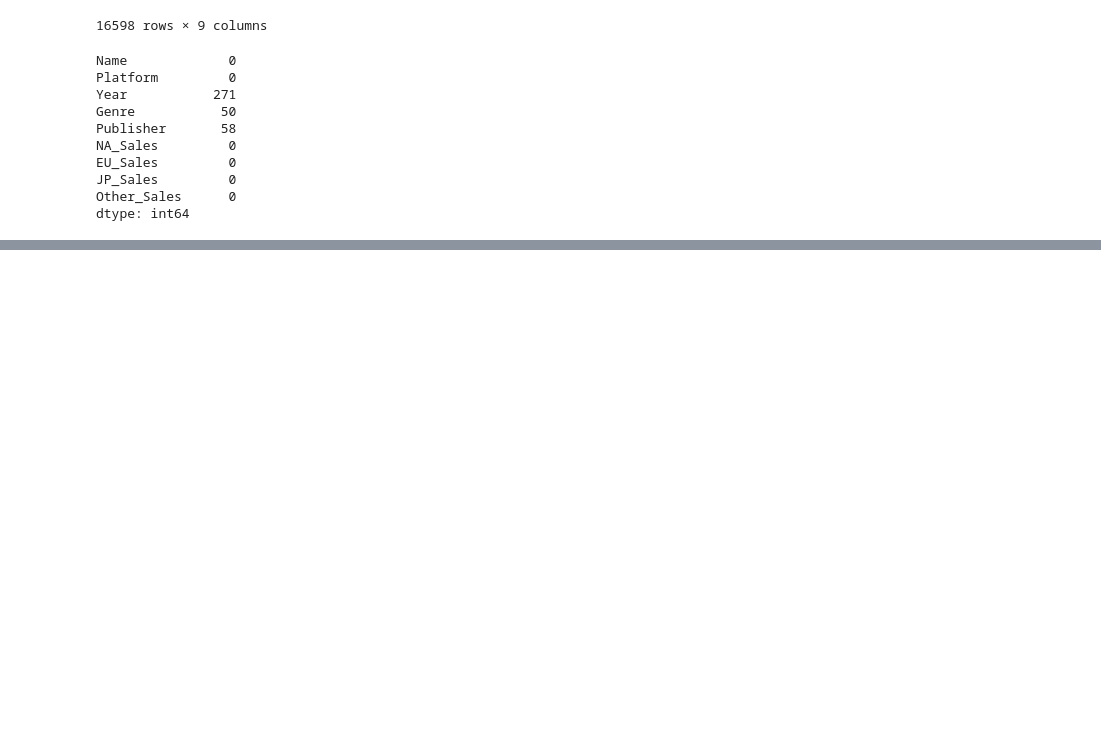
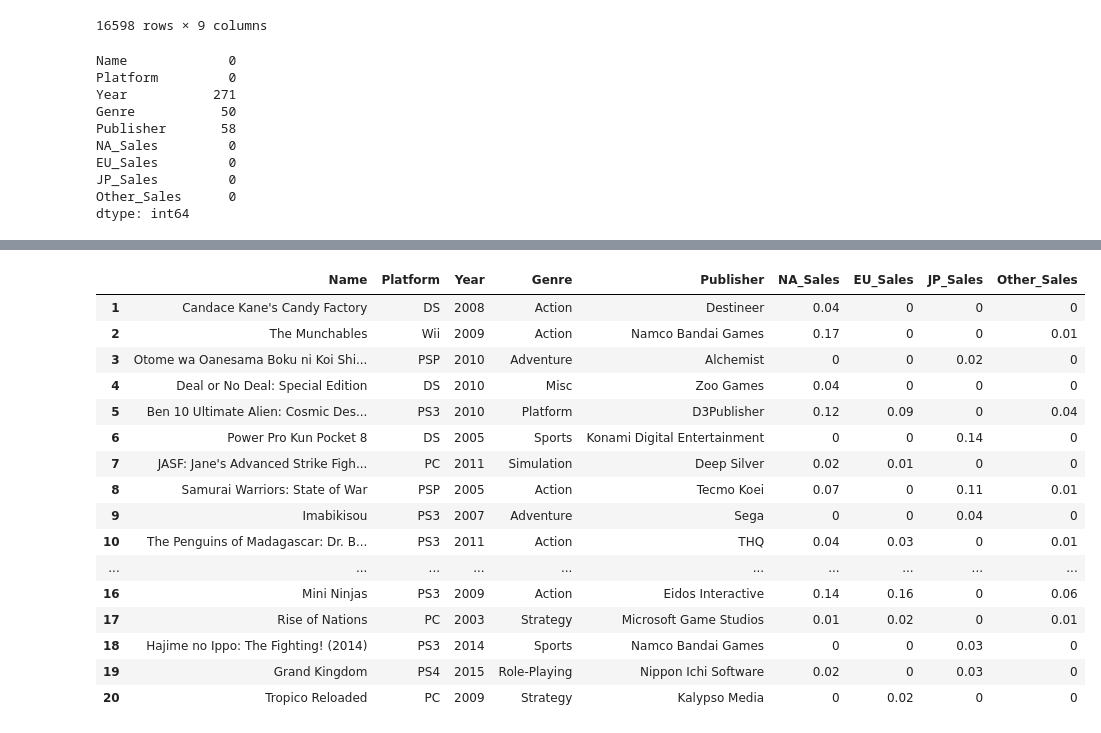
Before and after one commit to sangwook4kim/PROJ_1_VIDEOGAMES, a Jupyter notebook: ai07-sc1-proj1.ipynb, the cells around one changed output, grey strips where cells are left out. Drawn from its saved outputs; the diff is of its cells as text; code cells hidden in the pictures; blank space fills up the shorter version.

```diff
--- a/ai07-sc1-proj1.ipynb
+++ b/ai07-sc1-proj1.ipynb
@@ -203,0 +135,15 @@ df2.describe()
+# %%
+import datetime
+
+def float_to_date(value):
+
+    if value >= 80 and value <= 99:
+        value += 1900
+    elif value >= 0 and value <= 20:
+        value += 2000
+
+    return datetime.datetime.strptime(str(int(value)), '%Y').strftime('%Y')
+
+df2['Year'] = df2['Year'].apply(float_to_date)
+
+df2
@@ -203,0 +164,25 @@ df2.describe()
+# %%
+# 2-2) change dtype : XX_Sales (object -> float)
+
+df2['NA_Sales'].unique()
+df2.head(20)
+
+# XX_sales unit = in millions (https://www.kaggle.com/gregorut/videogamesales)
+# %% [output]
+|  | Name | Platform | Year | Genre | Publisher | NA_Sales | EU_Sales | JP_Sales | Other_Sales |
+| 1 | Candace Kane's Candy Factory | DS | 2008 | Action | Destineer | 0.04 | 0 | 0 | 0 |
+| 2 | The Munchables | Wii | 2009 | Action | Namco Bandai Games | 0.17 | 0 | 0 | 0.01 |
+| 3 | Otome wa Oanesama Boku ni Koi Shi... | PSP | 2010 | Adventure | Alchemist | 0 | 0 | 0.02 | 0 |
+| 4 | Deal or No Deal: Special Edition | DS | 2010 | Misc | Zoo Games | 0.04 | 0 | 0 | 0 |
+| 5 | Ben 10 Ultimate Alien: Cosmic Des... | PS3 | 2010 | Platform | D3Publisher | 0.12 | 0.09 | 0 | 0.04 |
+| 6 | Power Pro Kun Pocket 8 | DS | 2005 | Sports | Konami Digital Entertainment | 0 | 0 | 0.14 | 0 |
+| 7 | JASF: Jane's Advanced Strike Figh... | PC | 2011 | Simulation | Deep Silver | 0.02 | 0.01 | 0 | 0 |
+| 8 | Samurai Warriors: State of War | PSP | 2005 | Action | Tecmo Koei | 0.07 | 0 | 0.11 | 0.01 |
+| 9 | Imabikisou | PS3 | 2007 | Adventure | Sega | 0 | 0 | 0.04 | 0 |
+| 10 | The Penguins of Madagascar: Dr. B... | PS3 | 2011 | Action | THQ | 0.04 | 0.03 | 0 | 0.01 |
+| ... | ... | ... | ... | ... | ... | ... | ... | ... | ... |
+| 16 | Mini Ninjas | PS3 | 2009 | Action | Eidos Interactive | 0.14 | 0.16 | 0 | 0.06 |
+| 17 | Rise of Nations | PC | 2003 | Strategy | Microsoft Game Studios | 0.01 | 0.02 | 0 | 0.01 |
+| 18 | Hajime no Ippo: The Fighting! (2014) | PS3 | 2014 | Sports | Namco Bandai Games | 0 | 0 | 0.03 | 0 |
+| 19 | Grand Kingdom | PS4 | 2015 | Role-Playing | Nippon Ichi Software | 0.02 | 0 | 0.03 | 0 |
+| 20 | Tropico Reloaded | PC | 2009 | Strategy | Kalypso Media | 0 | 0.02 | 0 | 0 |
```
Also changed, not shown: parts of 23 cells of this notebook.
